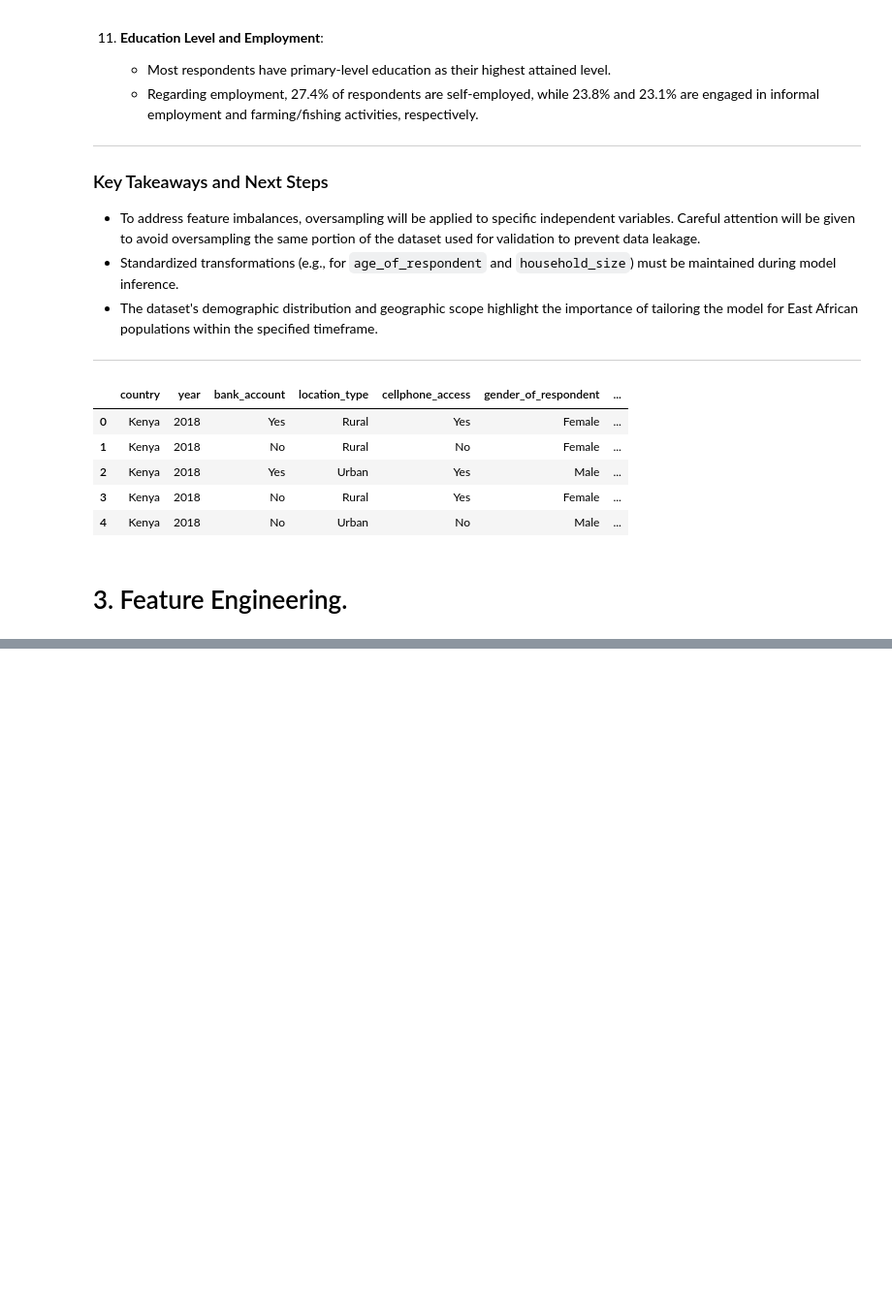
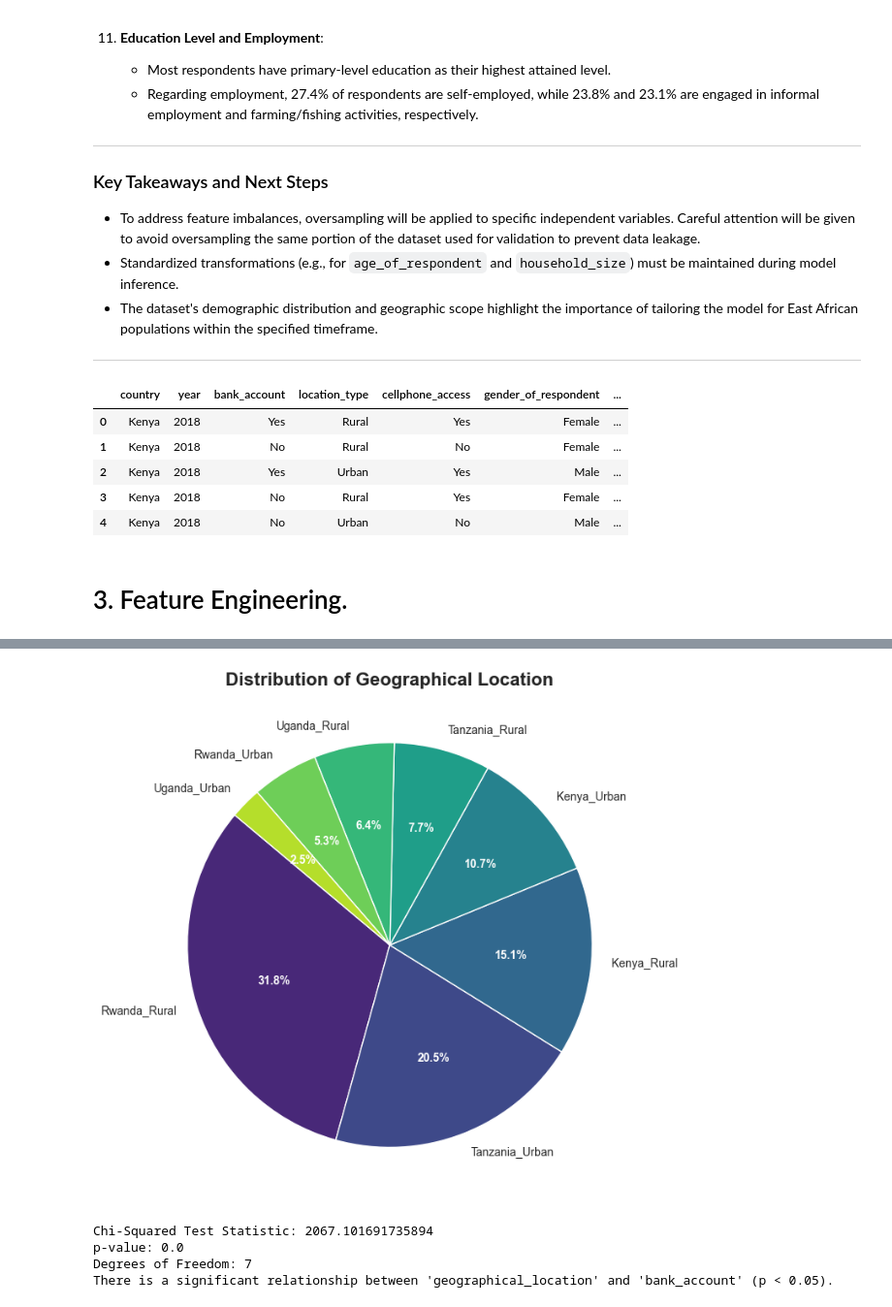
Before and after one commit to KamauGilbert/financial_inclusion_in_africa, a Jupyter notebook: financial_inclusion.ipynb, the cells around one changed output, grey strips where cells are left out. Shown at 97% size. Cells and saved outputs as stored; diff of their text form; code cells hidden in the pictures; blank space fills up the shorter version.

```diff
--- a/financial_inclusion.ipynb
+++ b/financial_inclusion.ipynb
@@ -1312,0 +1314,9 @@ Feature engineering is the process of transforming raw data into meaningful inpu
+# %%
+# Create the new feature 'geographical_location'
+train['geographical_location'] = train['country'] + '_' + train['location_type']
+
+# Inspect the first few rows to confirm
+print(train[['country', 'location_type', 'geographical_location']].head())
+
+# Check the unique values to ensure correctness
+print(train['geographical_location'].value_counts())
@@ -1312,0 +1340,49 @@ Feature engineering is the process of transforming raw data into meaningful inpu
+# %%
+# Calculate the percentage distribution
+geo_counts = train['geographical_location'].value_counts()
+geo_percentages = (geo_counts / geo_counts.sum()) * 100
+
+# Set up the pie chart
+plt.figure(figsize=(10, 8))
+wedges, texts, autotexts = plt.pie(
+    geo_percentages,
+    labels=geo_counts.index,
+    autopct='%1.1f%%',
+    startangle=140,
+    colors=sns.color_palette('viridis', len(geo_counts))
+)
+
+# Customize text
+for autotext in autotexts:
+    autotext.set_color('white')
+    autotext.set_fontweight('bold')
+
+# Add a title
+plt.title('Distribution of Geographical Location', fontsize=16, fontweight='bold')
+
+# Display the plot
+plt.show()
+# %% [output]
+[figure, added]
+# %%
+# Checking for any relationship between the geographical_location and the target variable
+# Create a contingency table
+contingency_table = pd.crosstab(train['geographical_location'], train['bank_account'])
+
+# Perform the chi-squared test
+chi2, p, dof, expected = chi2_contingency(contingency_table)
+
+# Display the results
+print("Chi-Squared Test Statistic:", chi2)
+print("p-value:", p)
+print("Degrees of Freedom:", dof)
+
+if p < 0.05:
+    print("There is a significant relationship between 'geographical_location' and 'bank_account' (p < 0.05).")
+else:
+    print("There is no significant relationship between 'geographical_location' and 'bank_account' (p ≥ 0.05).")
+# %% [output]
+Chi-Squared Test Statistic: 2067.101691735894
+p-value: 0.0
+Degrees of Freedom: 7
+There is a significant relationship between 'geographical_location' and 'bank_account' (p < 0.05).
```
Also changed, not shown: parts of 16 cells of this notebook.
